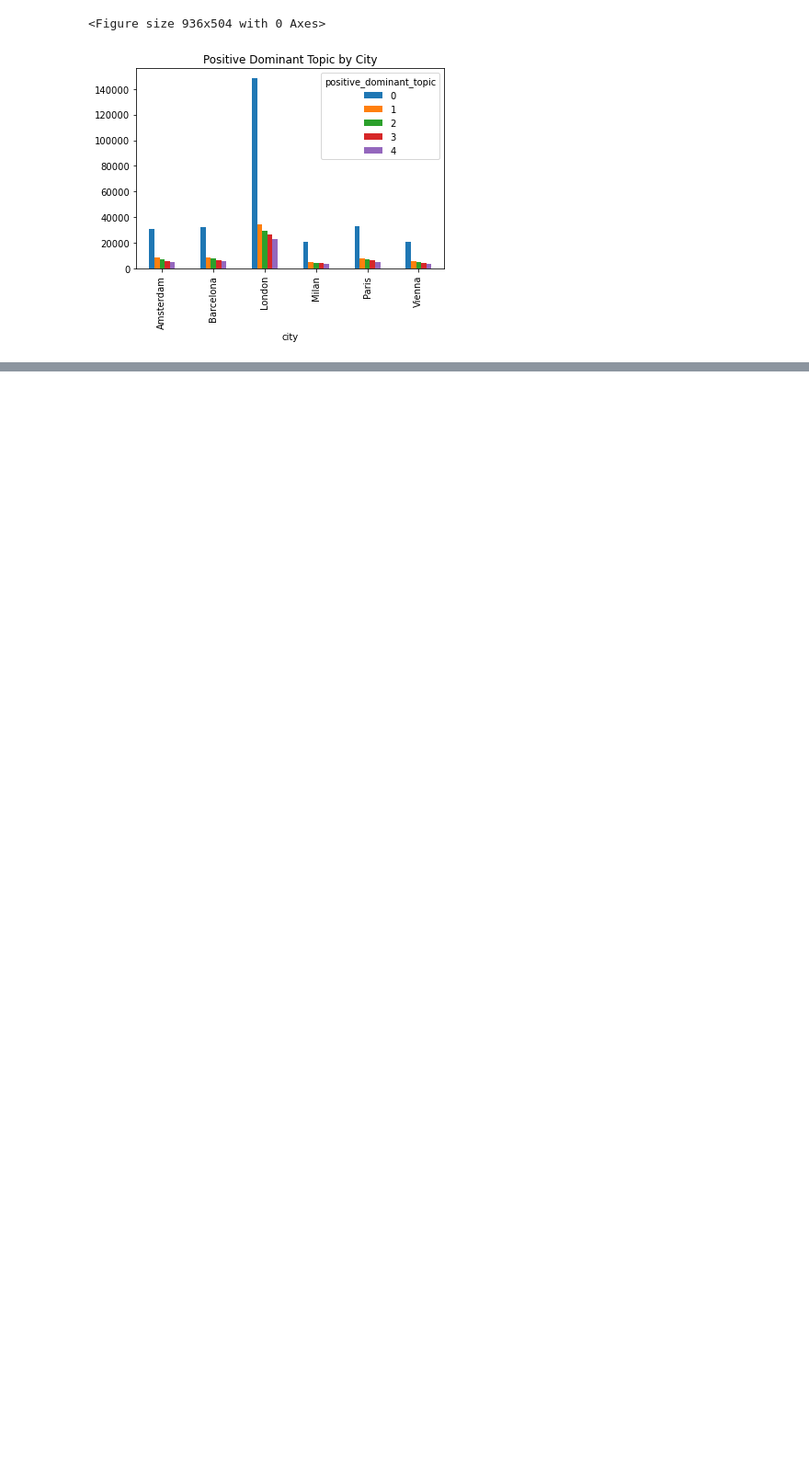
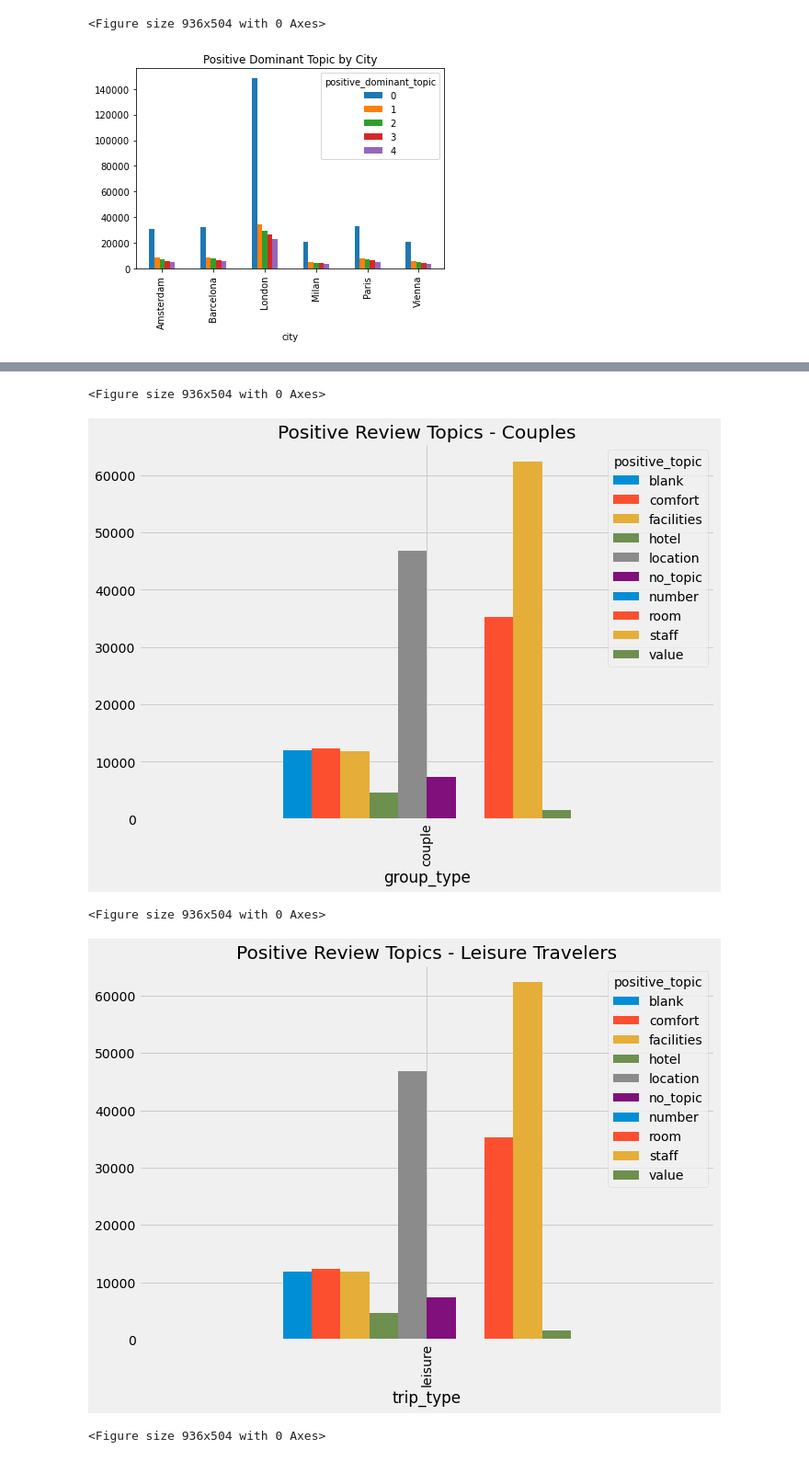
Before and after one commit to InPersonAnalysis/customer_review_capston, a Jupyter notebook: tarrence_explore.ipynb, the cells around one changed output, grey strips where cells are left out. Shown at 92% size. Drawn from its saved outputs; the diff is of its cells as text; code cells hidden in the pictures; blank space fills up the shorter version.

```diff
--- a/tarrence_explore.ipynb
+++ b/tarrence_explore.ipynb
@@ -56,0 +56,4 @@ memory usage: 153.5+ MB
+# %%
+df.nights_stayed = df.nights_stayed.fillna(1)
+df.nights_stayed = df.nights_stayed.astype('int64')
+df.info()
@@ -441,0 +495,3 @@ plt.show()
+# %%
+interest_groups = df[(df.group_type == 'couple') & (df.trip_type == 'leisure') & (df.nights_stayed <= 3)]
+interest_groups.columns
@@ -441,0 +513,20 @@ plt.show()
+# %%
+plt.rc('figure', figsize=(10, 7))
+plt.style.use('fivethirtyeight')
+
+plt.figure(figsize=(13,7))
+pd.crosstab(interest_groups.group_type, interest_groups.positive_topic).plot.bar()
+plt.title('Positive Review Topics - Couples')
+plt.figure(figsize=(13,7))
+pd.crosstab(interest_groups.trip_type, interest_groups.positive_topic).plot.bar()
+plt.title('Positive Review Topics - Leisure Travelers')
+plt.figure(figsize=(13,7))
+pd.crosstab(interest_groups.nights_stayed, interest_groups.positive_topic).plot.bar()
+plt.title('Positive Review Topics -  3 Nights Or Less')
+plt.tight_layout()
+# %% [output]
+<Figure size 936x504 with 0 Axes>
+[figure, added]
+<Figure size 936x504 with 0 Axes>
+[figure, added]
+<Figure size 936x504 with 0 Axes>
```
Also changed, not shown: parts of 17 cells of this notebook.
